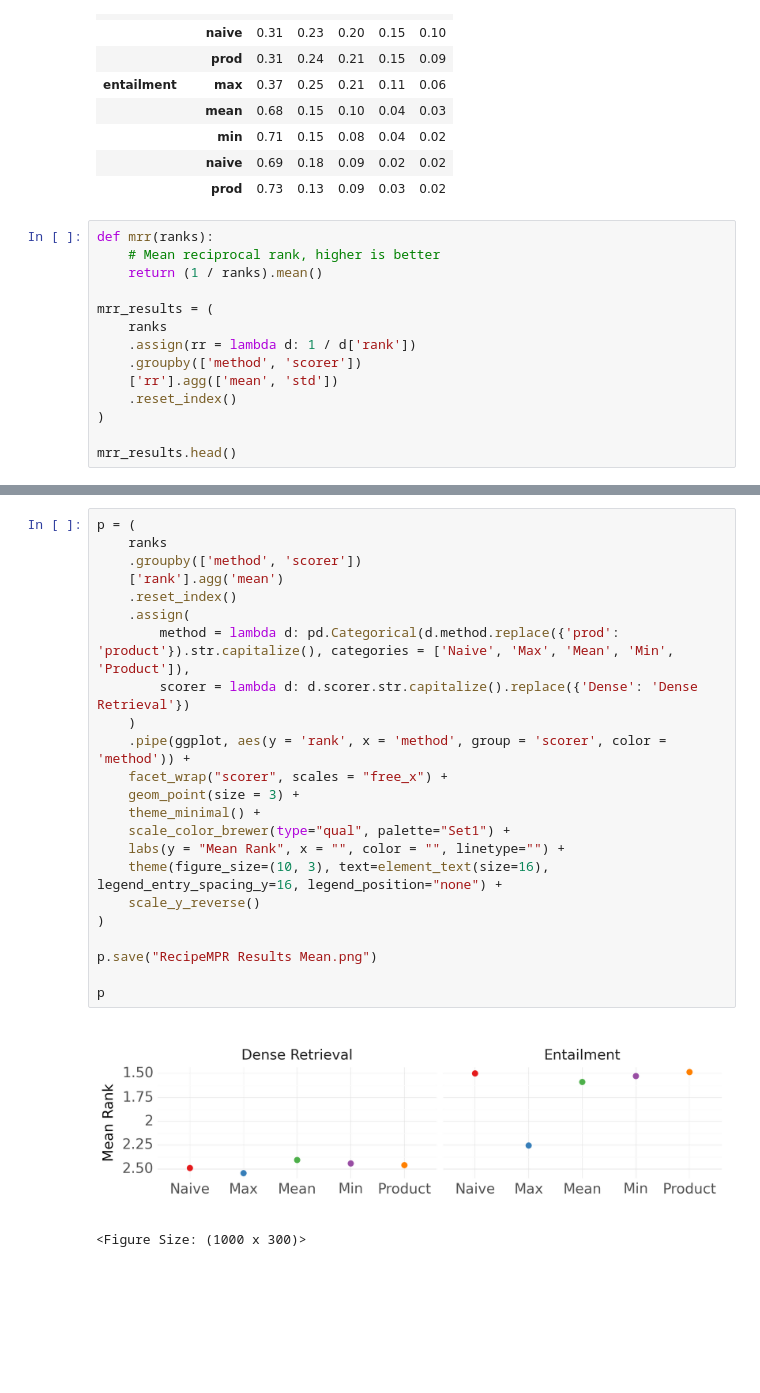
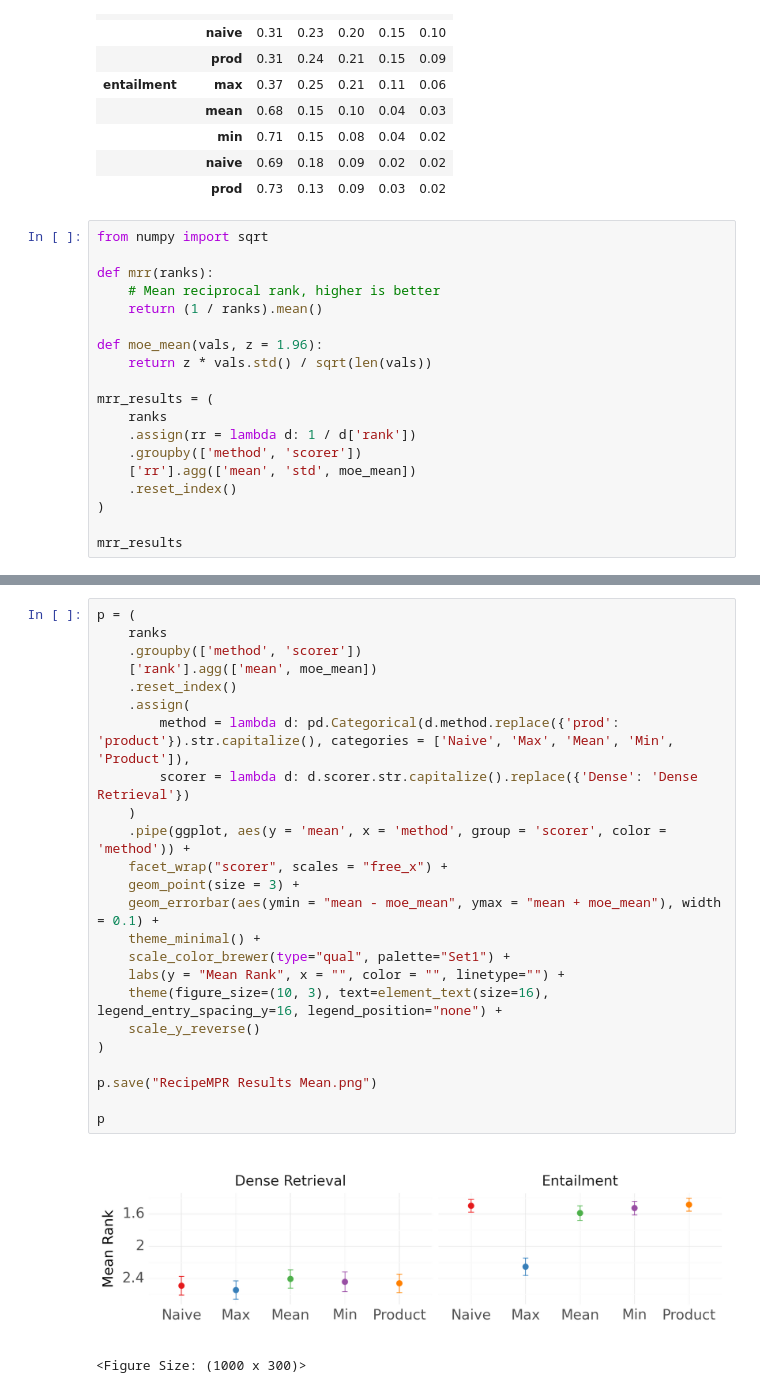
Before and after one commit to baronet2/marir, a Jupyter notebook: RecipeMPR/20_compare_algorithms.ipynb, the cells around one changed output, grey strips where cells are left out. Cells and saved outputs as stored; diff of their text form; blank space fills up the shorter version.

```diff
--- a/RecipeMPR/20_compare_algorithms.ipynb
+++ b/RecipeMPR/20_compare_algorithms.ipynb
@@ -148,17 +148,22 @@ ranks
 |  | naive | 0.69 | 0.18 | 0.09 | 0.02 | 0.02 |
 |  | prod | 0.73 | 0.13 | 0.09 | 0.03 | 0.02 |
 # %%
+from numpy import sqrt
+
 def mrr(ranks):
     # Mean reciprocal rank, higher is better
     return (1 / ranks).mean()
+
+def moe_mean(vals, z = 1.96):
+    return z * vals.std() / sqrt(len(vals))
 
 mrr_results = (
     ranks
     .assign(rr = lambda d: 1 / d['rank'])
     .groupby(['method', 'scorer'])
-    ['rr'].agg(['mean', 'std'])
+    ['rr'].agg(['mean', 'std', moe_mean])
     .reset_index()
 )
 
-mrr_results.head()
+mrr_results
 # %% [output]
@@ -242,28 +256,29 @@ p
 # %%
 p = (
     ranks
     .groupby(['method', 'scorer'])
-    ['rank'].agg('mean')
+    ['rank'].agg(['mean', moe_mean])
     .reset_index()
     .assign(
         method = lambda d: pd.Categorical(d.method.replace({'prod': 'product'}).str.capitalize(), categories = ['Naive', 'Max', 'Mean', 'Min', 'Product']),
         scorer = lambda d: d.scorer.str.capitalize().replace({'Dense': 'Dense Retrieval'})
     )
-    .pipe(ggplot, aes(y = 'rank', x = 'method', group = 'scorer', color = 'method')) +
+    .pipe(ggplot, aes(y = 'mean', x = 'method', group = 'scorer', color = 'method')) +
     facet_wrap("scorer", scales = "free_x") +
     geom_point(size = 3) +
+    geom_errorbar(aes(ymin = "mean - moe_mean", ymax = "mean + moe_mean"), width = 0.1) +
     theme_minimal() +
     scale_color_brewer(type="qual", palette="Set1") +
     labs(y = "Mean Rank", x = "", color = "", linetype="") +
     theme(figure_size=(10, 3), text=element_text(size=16), legend_entry_spacing_y=16, legend_position="none") +
     scale_y_reverse()
 )
 
 p.save("RecipeMPR Results Mean.png")
 
 p
 # %% [output]
-[figure, old version]
+[figure, new version]
 <Figure Size: (1000 x 300)>
 # %%
 p = (
```
Also changed, not shown: parts of 6 cells of this notebook, 4 other files.
